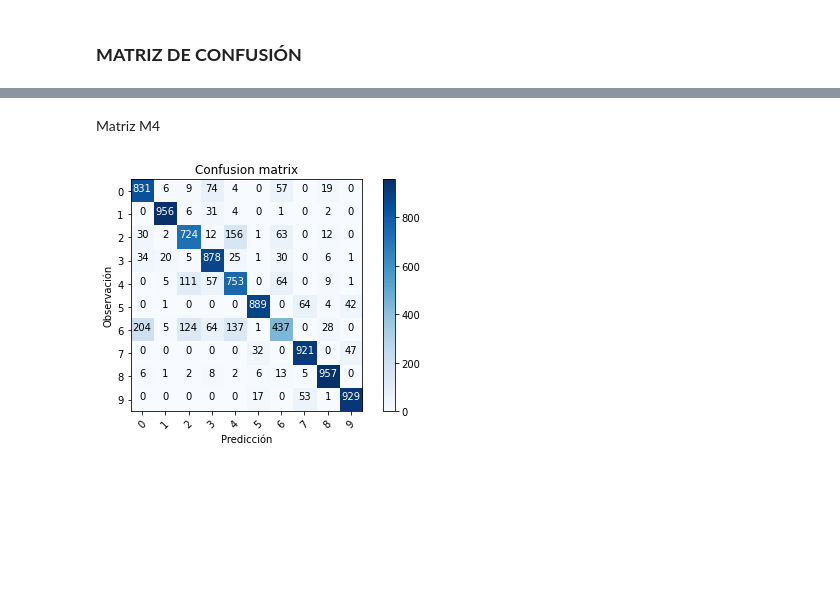
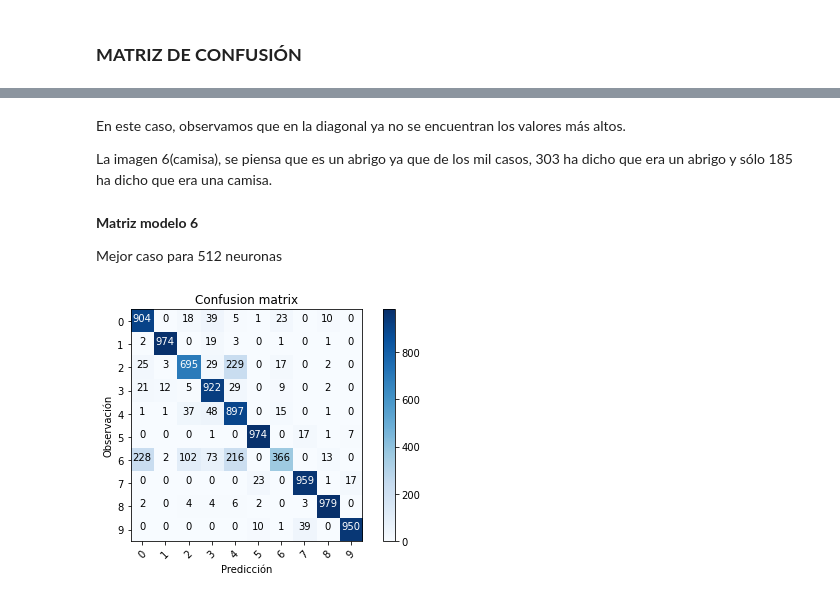
Before and after one commit to anamunoz01/AA_PRACTICA1_GRUPO_10, a Jupyter notebook: Practica1.ipynb, the cells around one changed output, grey strips where cells are left out. Saved outputs shown, nothing was run; the diff lists cells and outputs as text; code cells hidden in the pictures; blank space fills up the shorter version.

```diff
--- a/Practica1.ipynb
+++ b/Practica1.ipynb
@@ -1395,10 +1402,16 @@ plot_confusion_matrix(confusion_mtx3, classes = range(10))
-# %% [markdown]
-Matriz M4
+# %% [markdown]
+En este caso, observamos que en la diagonal ya no se encuentran los valores más altos.
+
+La imagen 6(camisa), se piensa que es un abrigo ya que de los mil casos, 303 ha dicho que era un abrigo y sólo 185 ha dicho que era una camisa.
+# %% [markdown]
+**Matriz modelo 6**
+
+Mejor caso para 512 neuronas
 # %%
-Y_pred4 = network4.predict(test_images)
-Y_pred_classes4 = np.argmax(Y_pred4, axis = 1)
-Y_true4 = np.argmax(test_labels, axis = 1)
-confusion_mtx4 = confusion_matrix(Y_true4, Y_pred_classes4)
-plot_confusion_matrix(confusion_mtx4, classes = range(10))
+Y_pred6 = network6.predict(test_images)
+Y_pred_classes6 = np.argmax(Y_pred6, axis = 1)
+Y_true6 = np.argmax(test_labels, axis = 1)
+confusion_mtx6 = confusion_matrix(Y_true6, Y_pred_classes6)
+plot_confusion_matrix(confusion_mtx6, classes = range(10))
 # %% [output]
-[figure, old version]
+[figure, new version]
```
Also changed, not shown: parts of 90 cells of this notebook.
